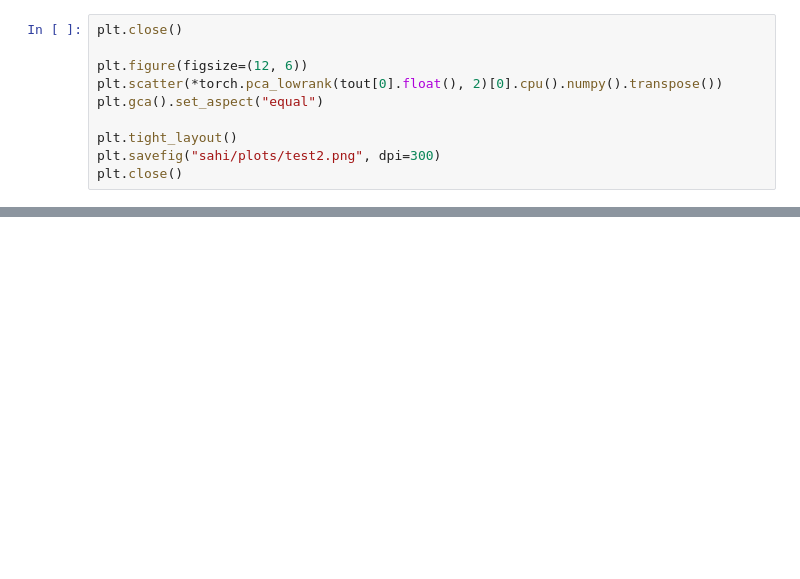
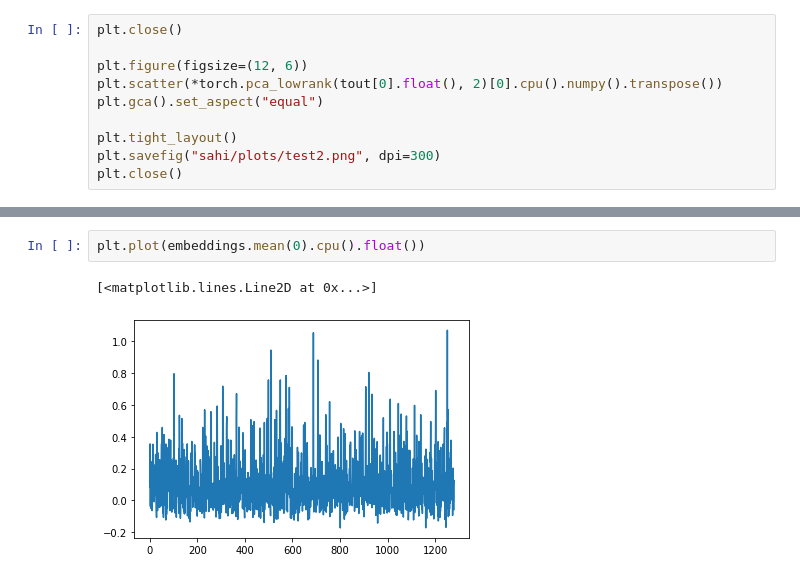
Before and after one commit to asgersvenning/EUMothModel, a Jupyter notebook: filtering/testCrop.ipynb, the cells around one changed output, grey strips where cells are left out. Cells and saved outputs as stored; diff of their text form; blank space fills up the shorter version.

```diff
--- a/filtering/testCrop.ipynb
+++ b/filtering/testCrop.ipynb
@@ -540,3 +658,8 @@ plt.close()
+# %%
+plt.plot(embeddings.mean(0).cpu().float())
+# %% [output]
+[<matplotlib.lines.Line2D at 0x...>]
+[figure, added]
 # %%
 # crop_ord = torch.pca_lowrank(test_crop_inf[1].float(), 2)[0]
 # Try umap for testing
```
Also changed, not shown: parts of 25 cells of this notebook, 6 other files.
